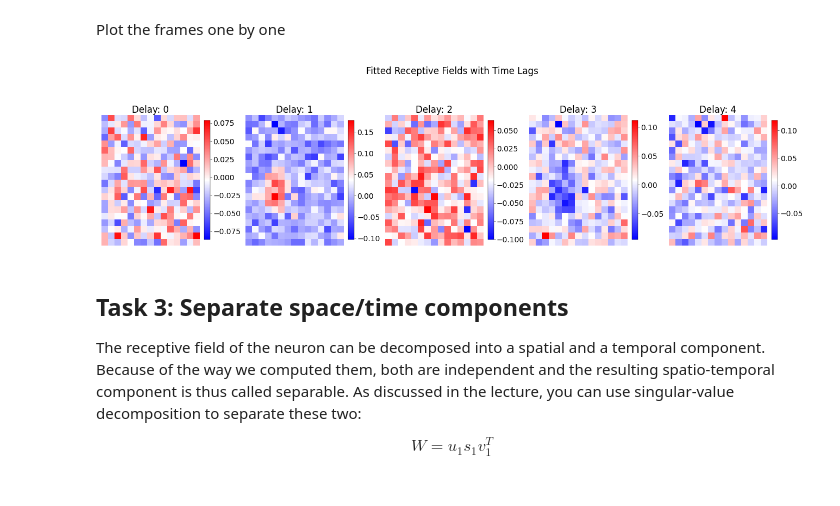
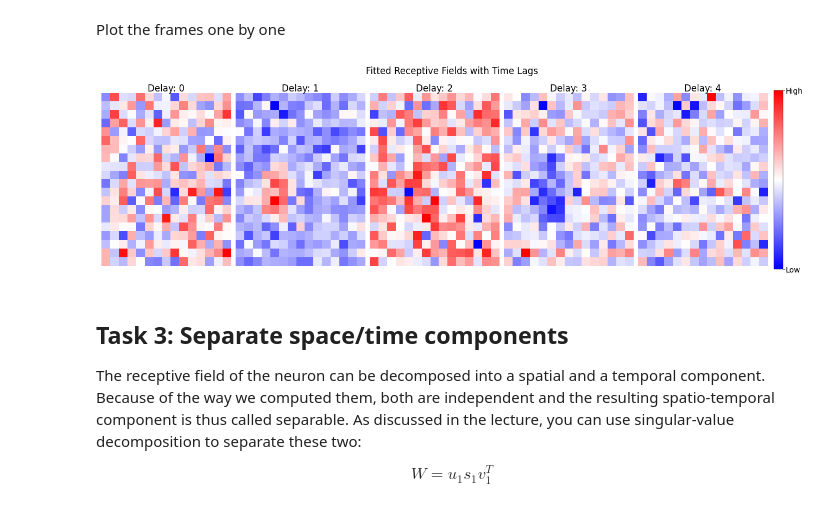
Before and after one commit to stedavkle/uni-tue-nds, a Jupyter notebook: CL5/notebooks/CodingLab5.ipynb, the cells around one changed output. Saved outputs shown, nothing was run; the diff lists cells and outputs as text; code cells hidden in the pictures.

Commit message:
CL5 Color Bars without numeric ticks

```diff
--- a/CL5/notebooks/CodingLab5.ipynb
+++ b/CL5/notebooks/CodingLab5.ipynb
@@ -408,20 +407,20 @@ CONVERGENCE: REL_REDUCTION_OF_F_<=_FACTR*EPSMCH
 mosaic = [["True", "Estimated"]]
 fig, ax = plt.subplot_mosaic(mosaic=mosaic, figsize=(12, 5))
 
-im = ax["True"].imshow(w.reshape(D, D), cmap="bwr")
+ax["True"].imshow(w.reshape(D, D), cmap="bwr")
 ax["True"].set_title("True")
-cbar = fig.colorbar(im, ax=ax["True"], orientation="vertical")
+# cbar = fig.colorbar(im, ax=ax["True"], orientation="vertical")
 
 im = ax["Estimated"].imshow(result.x.reshape(D, D), cmap="bwr")
 ax["Estimated"].set_title("Estimated")
+
+# color bar
 cbar = fig.colorbar(im, ax=ax["Estimated"], orientation="vertical")
+cbar.set_ticks(ticks=[np.min(result.x), np.max(result.x)], labels=["Low", "High"])
 
 for a in ax.values():
     a.axis("off")
 
 plt.suptitle("True and Estimated Receptive Field")
-
-# TODO each plot has different color bar limits, so we plotted a bar for each plot. How to deal with this (normalization)?
-
 plt.show()
 # %% [output]
@@ -564,23 +563,25 @@ Plot the frames one by one
 # %%
 # --------------------------------------------
 # Plot all 5 frames of the fitted RFs (0.5 pt)
 # --------------------------------------------
 
 fig, ax = plt.subplot_mosaic(mosaic=[delta], figsize=(13, 4), constrained_layout=True)
 
 for d in delta:
     im = ax[d].imshow(w_hat[:, d].reshape(Dx, Dy), cmap="bwr")
     ax[d].set_title(f"Delay: {d}")
     ax[d].axis("off")
 
-    # add colorbar
-    cbar = plt.colorbar(im, ax=ax[d], orientation="vertical", shrink=0.6)
-    # TODO the colorbar limits are different for each plot, how to deal with this?
+# add colorbar
+cbar = plt.colorbar(im, ax=ax[delta[-1]], orientation="vertical", shrink=0.9)
+cbar.set_ticks(
+    ticks=[np.min(w_hat[:, -1]), np.max(w_hat[:, -1])], labels=["Low", "High"]
+)
 
 plt.suptitle("Fitted Receptive Fields with Time Lags")
 plt.show()
 # %% [output]
-[figure, old version]
+[figure, new version]
 # %% [markdown]
 ## Task 3: Separate space/time components
 
```
Also changed, not shown: parts of 9 cells of this notebook.
